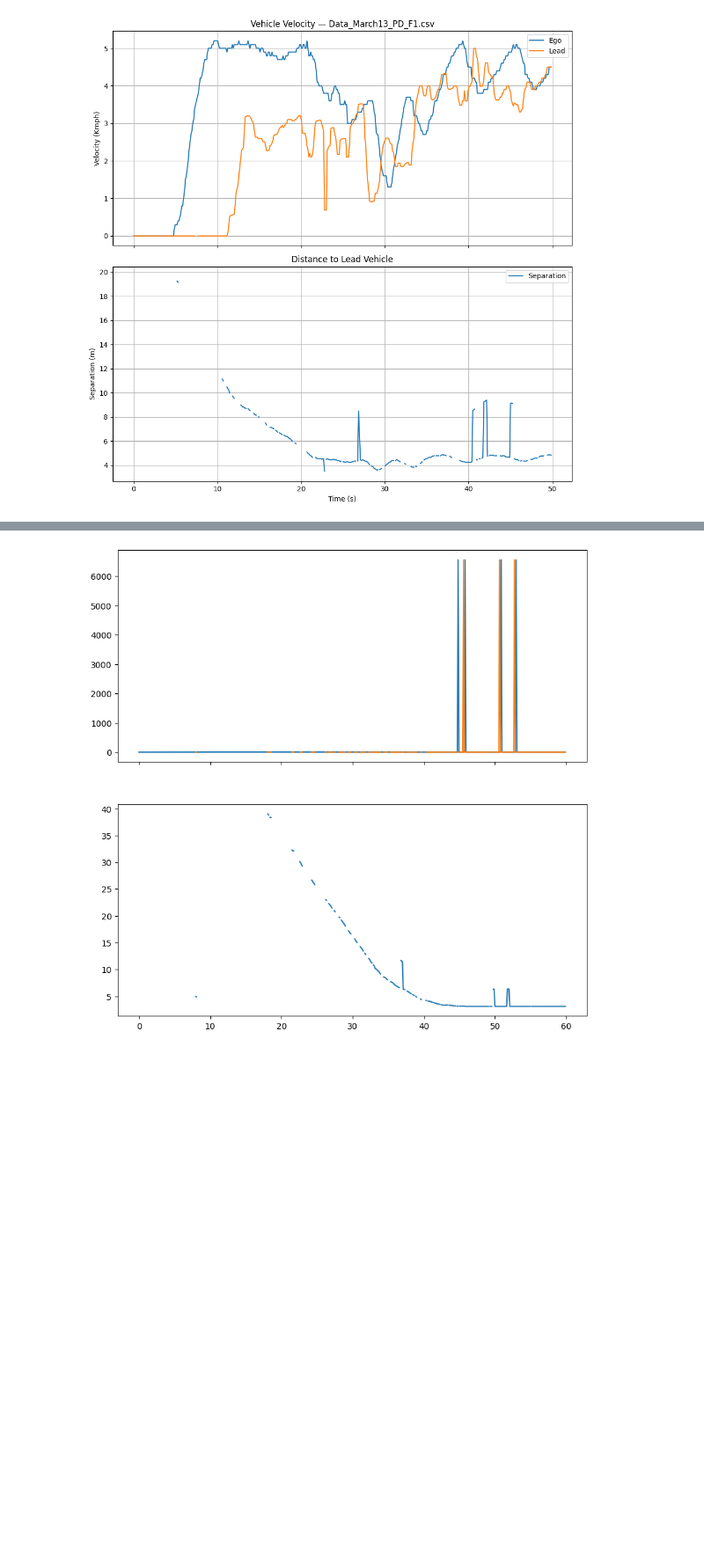
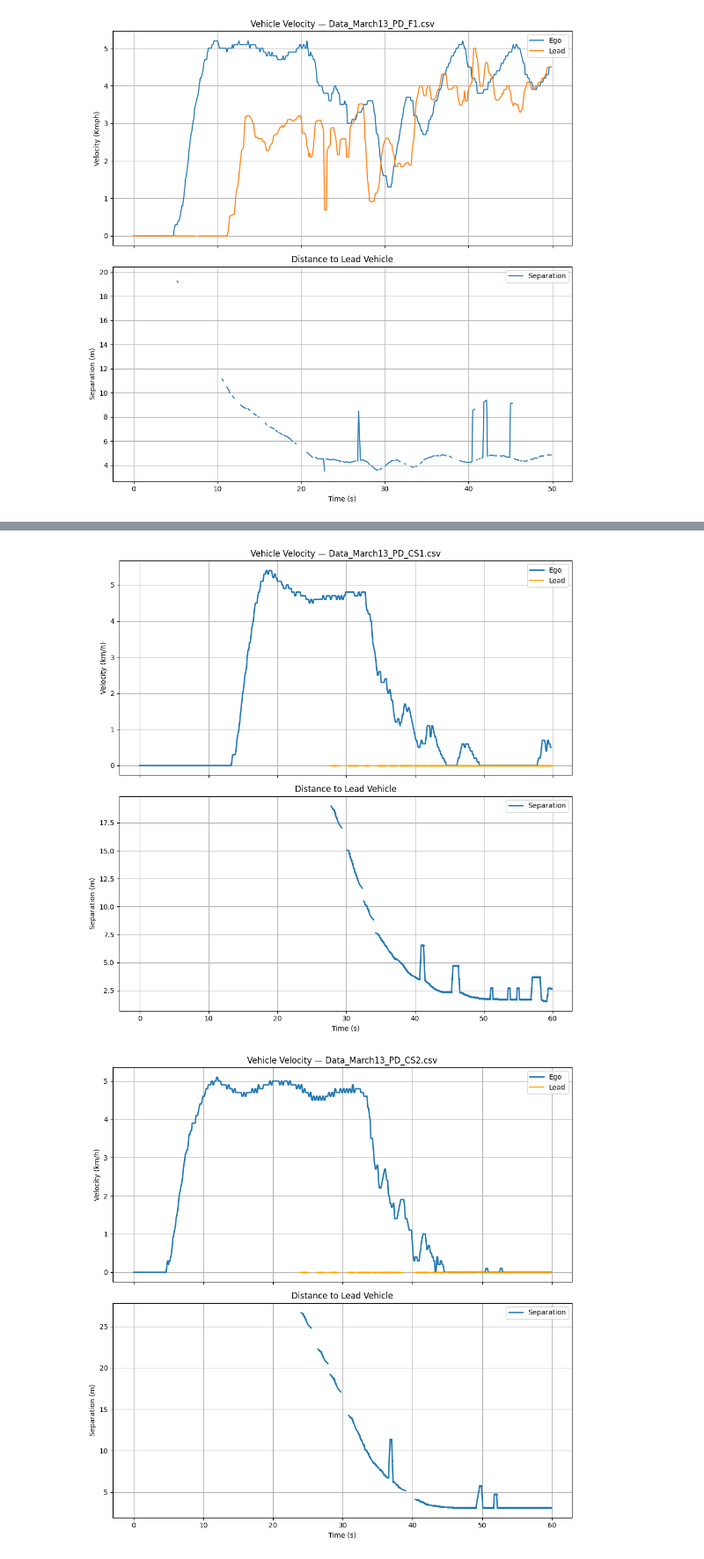
Before and after one commit to Santhosh4888/Adaptive-Cruise-Control, a Jupyter notebook: 9_Vehicle_Testing_Results/Testing_Using_Radar/March13_2026/plotting.ipynb, the cells around one changed output, grey strips where cells are left out. Shown at 88% size. Drawn from its saved outputs; the diff is of its cells as text; code cells hidden in the pictures; blank space fills up the shorter version.

```diff
--- a/9_Vehicle_Testing_Results/Testing_Using_Radar/March13_2026/plotting.ipynb
+++ b/9_Vehicle_Testing_Results/Testing_Using_Radar/March13_2026/plotting.ipynb
@@ -232,13 +197,0 @@ Data_March13_PD_CS2.csv loaded
-# %%
-fig, axes = plt.subplots(2, 1, figsize=(10, 10), sharex=True)
-axes[0].plot(df["Time"], df["Ego_Velocity_kmph"], label="Ego")
-if "Obs_Velocity_kmph" in df.columns:
-    axes[0].plot(df["Time"], df["Obs_Velocity_kmph"], linestyle="-", label="Lead")
-
-separation = df["Separation(m)"] if "Separation(m)" in df.columns else None
-if separation is not None:
-    axes[1].plot(df["Time"], separation, label="Separation")
-
-plt.show()
-# %% [output]
-[figure, removed]
@@ -244,0 +304,58 @@ plt.show()
+# %%
+for file, df in data.items():
+
+    fig, axes = plt.subplots(2, 1, figsize=(10,10), sharex=True)
+
+    radar_active = df["Obs_Position(m)"].notna()
+
+    # -----------------------------
+    # Velocity plot
+    # -----------------------------
+    axes[0].plot(df["Time"],
+                 df["Ego_Velocity_kmph_clean"],
+                 label="Ego",
+                 linewidth=2)
+
+    if "Obs_Velocity_kmph_clean" in df.columns:
+
+        axes[0].plot(df["Time"],
+                     df["Obs_Velocity_kmph_clean"],
+                     color="orange",
+                     label="Lead")
+
+        axes[0].scatter(df["Time"][radar_active],
+                        df["Obs_Velocity_kmph_clean"][radar_active],
+                        s=3,
+                        color="orange")
+
+    axes[0].set_ylabel("Velocity (km/h)")
+    axes[0].set_title(f"Vehicle Velocity — {file}")
+
+    # -----------------------------
+    # Separation plot
+    # -----------------------------
+    if "Separation(m)" in df.columns:
+
+        axes[1].plot(df["Time"],
+                     df["Separation(m)"],
+                     label="Separation",
+                     linewidth=2)
+
+        axes[1].scatter(df["Time"][radar_active],
+                        df["Separation(m)"][radar_active],
+                        s=3)
+
+    axes[1].set_ylabel("Separation (m)")
+    axes[1].set_xlabel("Time (s)")
+    axes[1].set_title("Distance to Lead Vehicle")
+
+    # formatting
+    for ax in axes:
+        ax.grid()
+        ax.legend()
+
+    plt.tight_layout()
+    plt.show()
+# %% [output]
+[figure, added]
+[figure, added]
```
Also changed, not shown: parts of 5 cells of this notebook.
